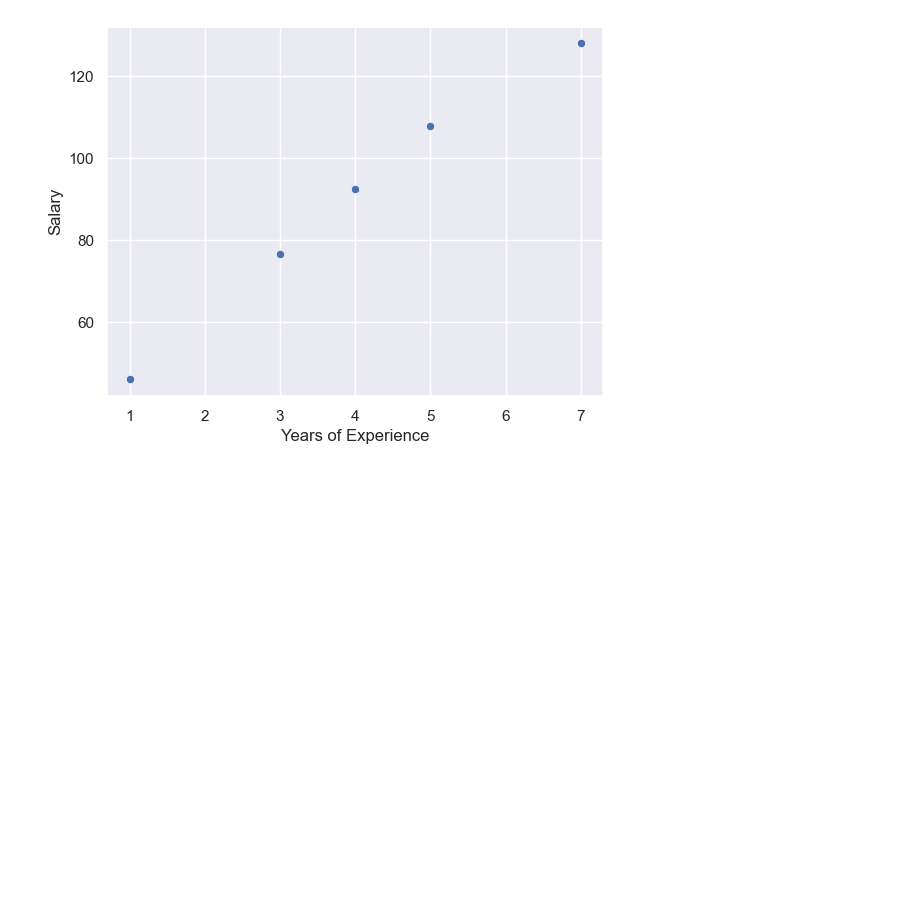
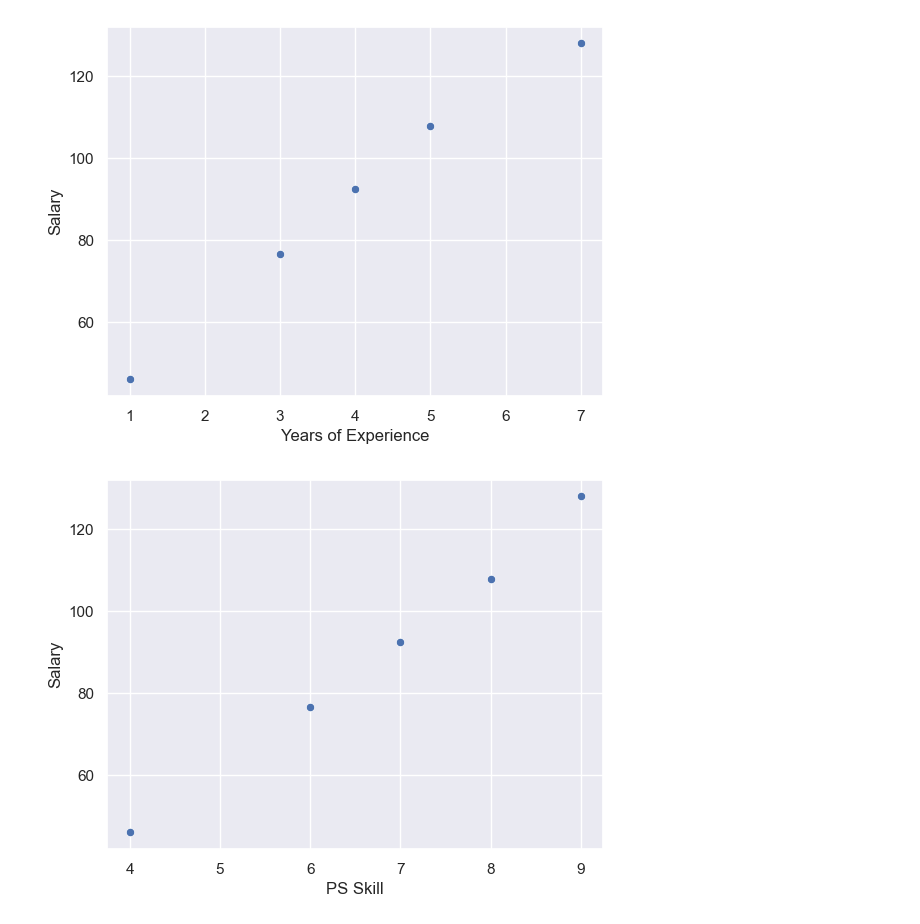
Before and after one commit to AlgoAbrar/Phitron_Ai_ML, a Jupyter notebook: Month_02_Machine_Learning/Module_11/multiple_linear_regression.ipynb, the cells around one changed output. Drawn from its saved outputs; the diff is of its cells as text; code cells hidden in the pictures; blank space fills up the shorter version.

```diff
--- a/Month_02_Machine_Learning/Module_11/multiple_linear_regression.ipynb
+++ b/Month_02_Machine_Learning/Module_11/multiple_linear_regression.ipynb
@@ -28,2 +30,10 @@ plt.show()
 # %% [output]
 [figure]
+# %%
+# Visualize the relationship between PS Skill and salary
+sns.scatterplot(x=X[:,1:2].ravel(), y=y) # x slicing, take all row and column ps 1:2 and ravel making it 1D
+plt.xlabel("PS Skill")
+plt.ylabel("Salary")
+plt.show() # positive correlation
+# %% [output]
+[figure, added]
```
Also changed, not shown: parts of 11 cells of this notebook.
